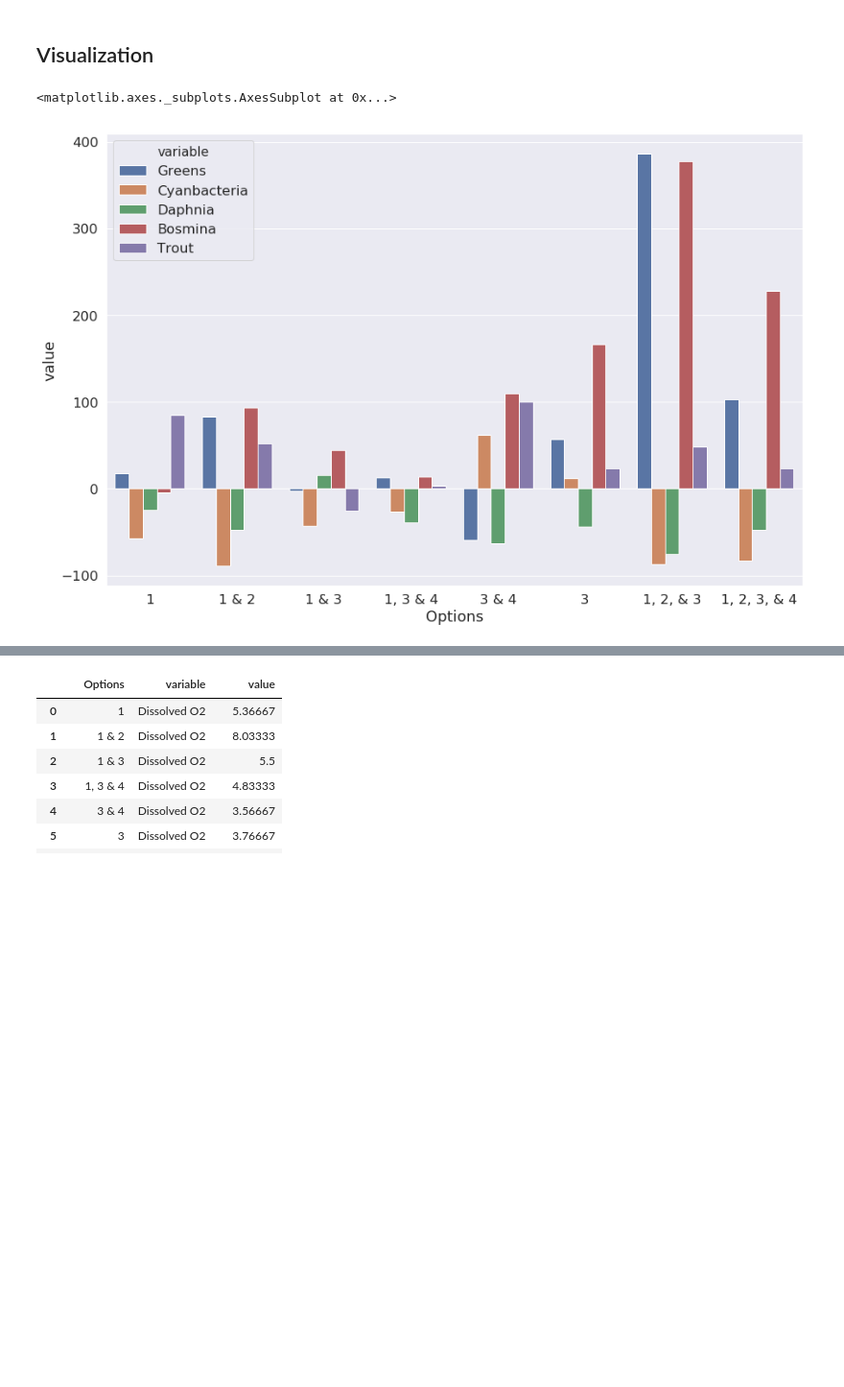
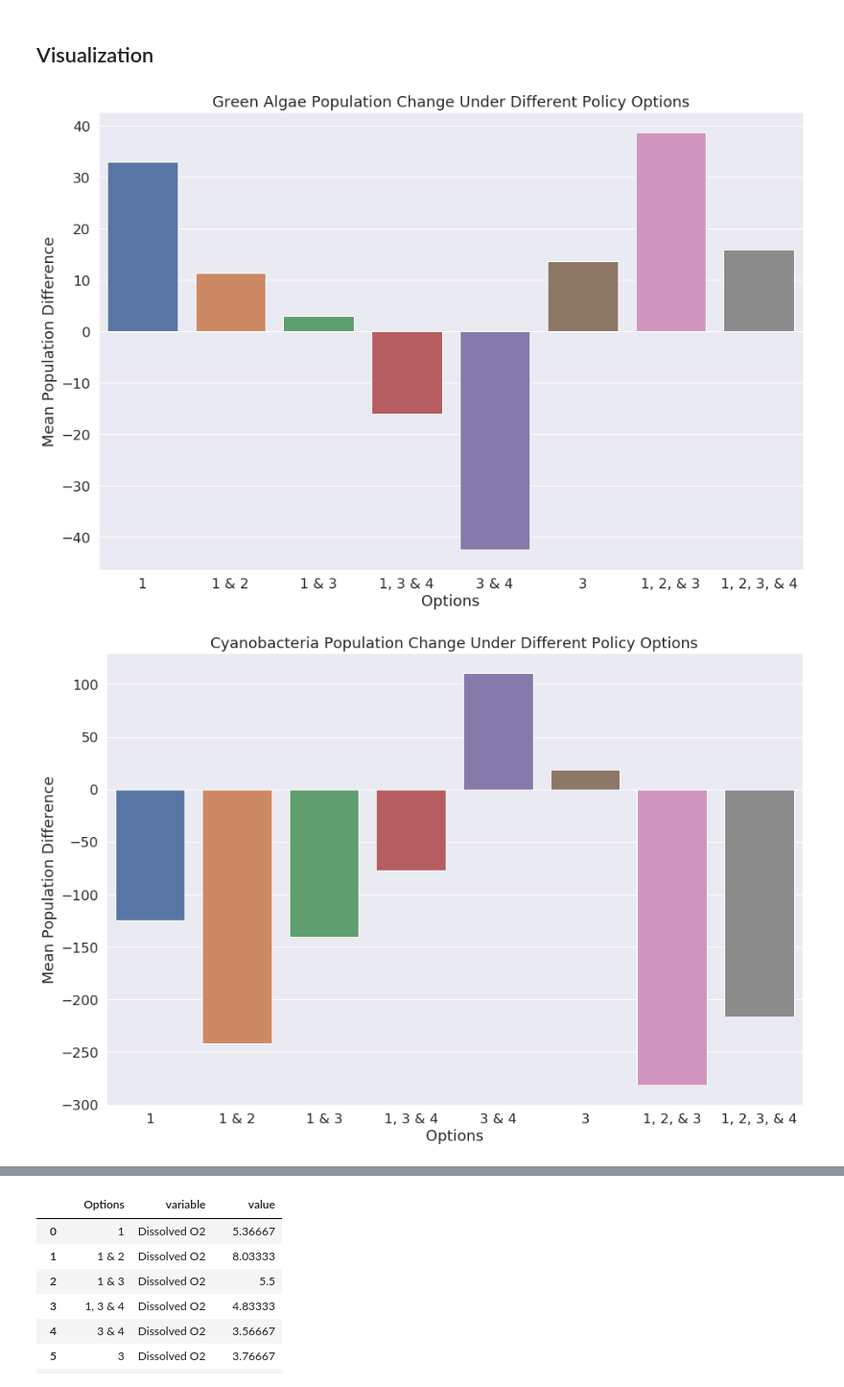
Before and after one commit to jtloong/simbio-lake-model, a Jupyter notebook: analysis/analysis.ipynb, the cells around one changed output, grey strips where cells are left out. Shown: that part at 96% size. Drawn from its saved outputs; the diff is of its cells as text; code cells hidden in the pictures; blank space fills up the shorter version.

Commit message:
Changed outputs of the graphs to be unique for each species

```diff
--- a/analysis/analysis.ipynb
+++ b/analysis/analysis.ipynb
@@ -37,19 +37,19 @@ difference_data['N-Treatment'] = result_data['N-Treatment']
 difference_data['Trial'] = result_data['Trial']
 difference_data['Stage'] = 'Difference'
 
-# difference_data['Dissolved O2'] = result_data['Dissolved O2'] - initial_data['Dissolved O2']
-# difference_data['Greens'] = result_data['Greens'] - initial_data['Greens']
-# difference_data['Cyanbacteria'] = result_data['Cyanbacteria'] - initial_data['Cyanbacteria']
-# difference_data['Daphnia'] = result_data['Daphnia'] - initial_data['Daphnia']
-# difference_data['Bosmina'] = result_data['Bosmina'] - initial_data['Bosmina']
-# difference_data['Trout'] = result_data['Trout'] - initial_data['Trout']
+difference_data['Dissolved O2'] = result_data['Dissolved O2'] - initial_data['Dissolved O2']
+difference_data['Greens'] = result_data['Greens'] - initial_data['Greens']
+difference_data['Cyanbacteria'] = result_data['Cyanbacteria'] - initial_data['Cyanbacteria']
+difference_data['Daphnia'] = result_data['Daphnia'] - initial_data['Daphnia']
+difference_data['Bosmina'] = result_data['Bosmina'] - initial_data['Bosmina']
+difference_data['Trout'] = result_data['Trout'] - initial_data['Trout']
 
-difference_data['Dissolved O2'] = (result_data['Dissolved O2'] - initial_data['Dissolved O2']) / initial_data['Dissolved O2']
-difference_data['Greens'] = (result_data['Greens'] - initial_data['Greens']) / initial_data['Greens']
-difference_data['Cyanbacteria'] = (result_data['Cyanbacteria'] - initial_data['Cyanbacteria']) / initial_data['Cyanbacteria']
-difference_data['Daphnia'] = (result_data['Daphnia'] - initial_data['Daphnia']) / initial_data['Daphnia']
-difference_data['Bosmina'] = (result_data['Bosmina'] - initial_data['Bosmina']) / initial_data['Bosmina']
-difference_data['Trout'] = (result_data['Trout'] - initial_data['Trout']) / initial_data['Trout']
+# difference_data['Dissolved O2'] = (result_data['Dissolved O2'] - initial_data['Dissolved O2']) / initial_data['Dissolved O2']
+# difference_data['Greens'] = (result_data['Greens'] - initial_data['Greens']) / initial_data['Greens']
+# difference_data['Cyanbacteria'] = (result_data['Cyanbacteria'] - initial_data['Cyanbacteria']) / initial_data['Cyanbacteria']
+# difference_data['Daphnia'] = (result_data['Daphnia'] - initial_data['Daphnia']) / initial_data['Daphnia']
+# difference_data['Bosmina'] = (result_data['Bosmina'] - initial_data['Bosmina']) / initial_data['Bosmina']
+# difference_data['Trout'] = (result_data['Trout'] - initial_data['Trout']) / initial_data['Trout']
 
 difference_data.head()
 # %% [output]
@@ -82,5 +82,7 @@ for i, option in enumerate(mean_data['Options']):
         if species == 'Dissolved O2':
             oxygen_data = result_data[result_data['Options'] == option]
             mean_data.at[i, species] = oxygen_data[species].mean()
+
+mean_data.columns = ['Options', 'Dissolved O2', 'Green Algae', 'Cyanobacteria', 'Daphnia', 'Bosmina', 'Trout']
 mean_data
 # %% [output]
@@ -98,10 +100,15 @@ mean_data
 # %%
 temp = mean_data.drop('Dissolved O2', axis=1)
 temp = temp.melt(id_vars='Options')
-temp['value'] = temp['value'] * 100
-plt.figure(figsize=(15,10))
-sns.set(font_scale=1.5)
-sns.barplot(x='Options', y='value', hue='variable', data=temp)
+# temp['value'] = temp['value'] * 100
+
+for species in temp['variable'].unique():
+    d = temp[temp['variable'] == species]
+    plt.figure(figsize=(15,10))
+    plt.title(species + ' Population Change Under Different Policy Options')
+    sns.set(font_scale=1.5)
+    sns.barplot(x='Options', y='value', data=d)
+    plt.ylabel('Mean Population Difference')
 # %% [output]
-<matplotlib.axes._subplots.AxesSubplot at 0x...>
-[figure, old version]
+[figure, new version]
+[figure, added]
```
Also changed, not shown: parts of 3 cells of this notebook.
